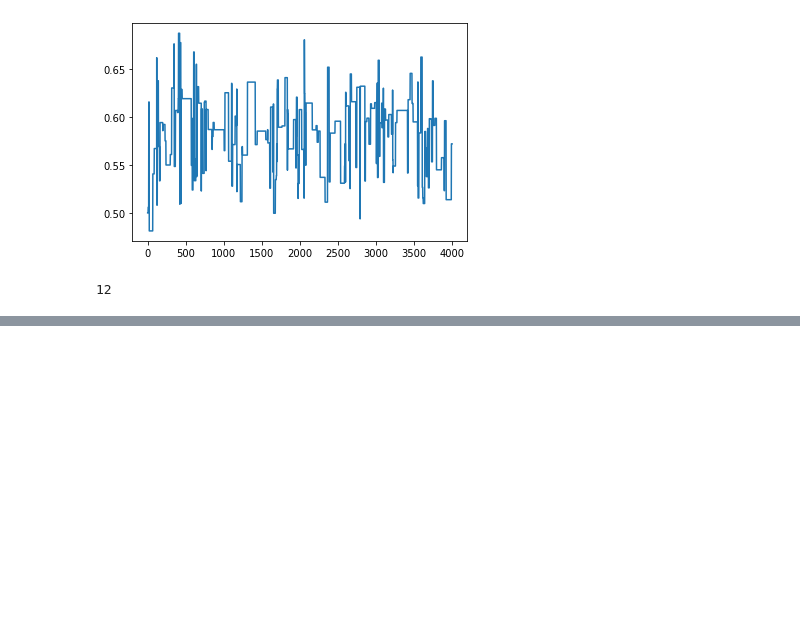
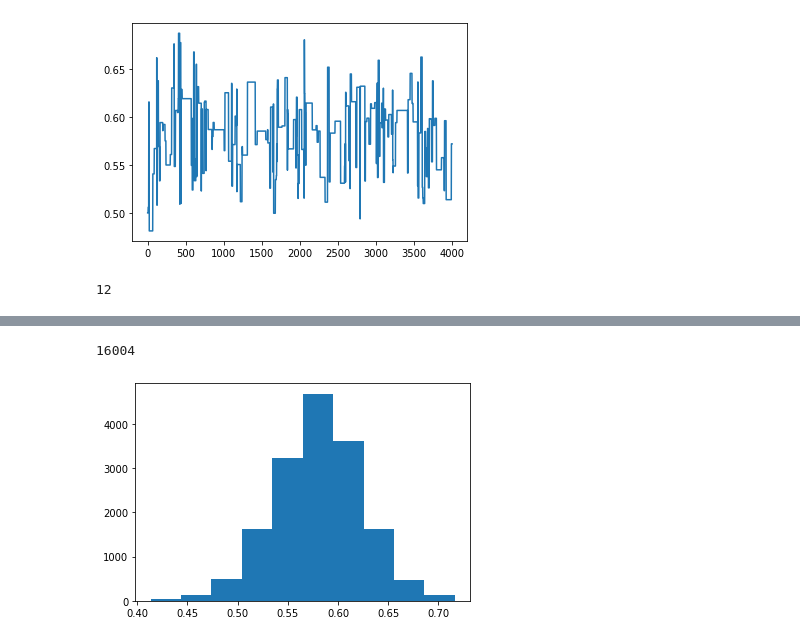
Before and after one commit to gabgilling/Bayesian-Blogs, a Jupyter notebook: Posterior Integration MCMC.ipynb, the cells around one changed output, grey strips where cells are left out. Cells and saved outputs as stored; diff of their text form; code cells hidden in the pictures; blank space fills up the shorter version.

```diff
--- a/Posterior Integration MCMC.ipynb
+++ b/Posterior Integration MCMC.ipynb
@@ -213,0 +210,10 @@ Job Complete.
+# %%
+final_dist = merged = list(itertools.chain.from_iterable(return_dict.values()))
+# %%
+len(final_dist)
+# %% [output]
+16004
+# %%
+plt.hist(final_dist);
+# %% [output]
+[figure, added]
```
Also changed, not shown: parts of 6 cells of this notebook.
